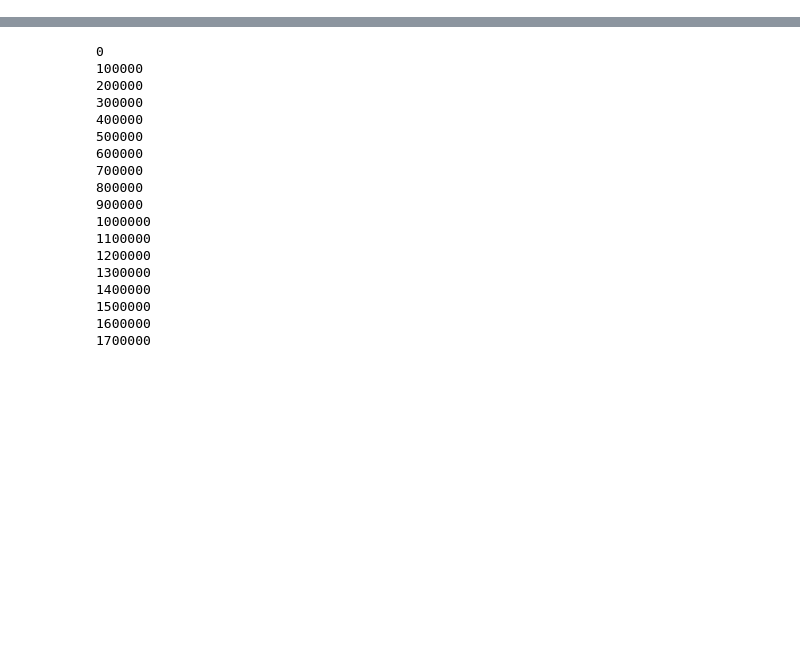
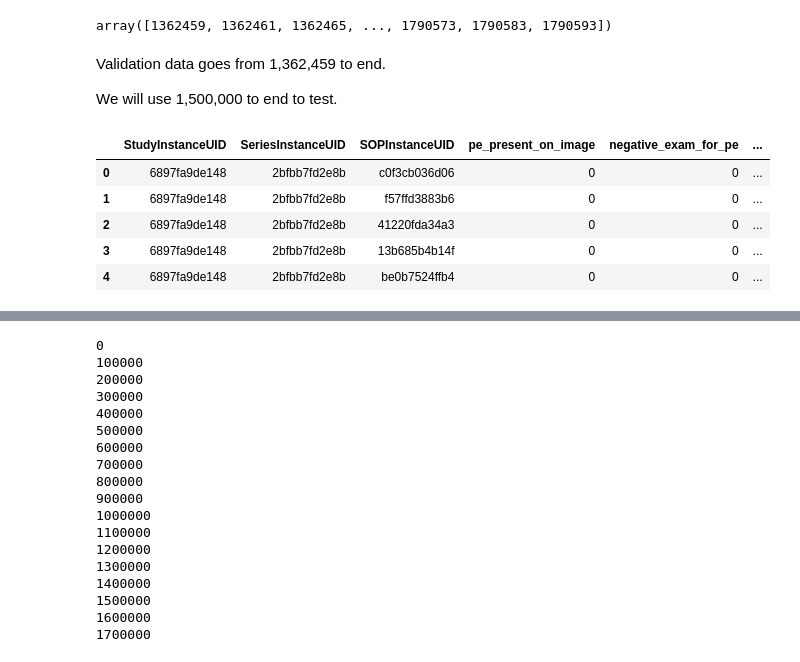
Before and after one commit to Neurobiologist/EC601-Pulmonary-Embolism, a Jupyter notebook: efficientnetb0/stats_LSTM_efficeientnet+resnet.ipynb, the cells around one changed output, grey strips where cells are left out. Saved outputs shown, nothing was run; the diff lists cells and outputs as text; code cells hidden in the pictures; blank space fills up the shorter version.

Commit message:
test CNN-LSTM

```diff
--- a/efficientnetb0/stats_LSTM_efficeientnet+resnet.ipynb
+++ b/efficientnetb0/stats_LSTM_efficeientnet+resnet.ipynb
@@ -23,0 +33,17 @@ from torch.autograd import Variable
+# %%
+pos_indices
+# %% [output]
+array([1362459, 1362461, 1362465, ..., 1790573, 1790583, 1790593])
+# %% [markdown]
+Validation data goes from 1,362,459 to end.
+
+We will use 1,500,000 to end to test.
+# %%
+train_df.head()
+# %% [output]
+|  | StudyInstanceUID | SeriesInstanceUID | SOPInstanceUID | pe_present_on_image | negative_exam_for_pe | ... |
+| 0 | 6897fa9de148 | 2bfbb7fd2e8b | c0f3cb036d06 | 0 | 0 | ... |
+| 1 | 6897fa9de148 | 2bfbb7fd2e8b | f57ffd3883b6 | 0 | 0 | ... |
+| 2 | 6897fa9de148 | 2bfbb7fd2e8b | 41220fda34a3 | 0 | 0 | ... |
+| 3 | 6897fa9de148 | 2bfbb7fd2e8b | 13b685b4b14f | 0 | 0 | ... |
+| 4 | 6897fa9de148 | 2bfbb7fd2e8b | be0b7524ffb4 | 0 | 0 | ... |
```
Also changed, not shown: parts of 11 cells of this notebook, 3 other files.
